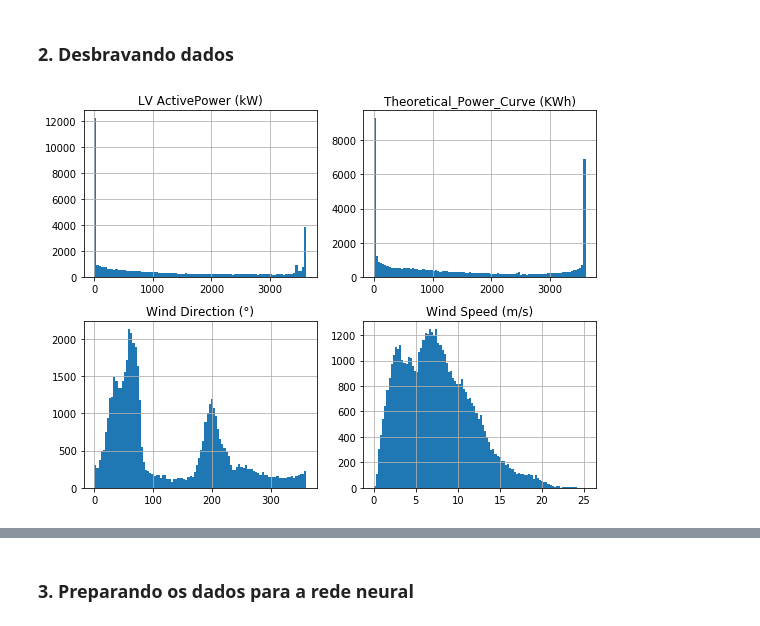
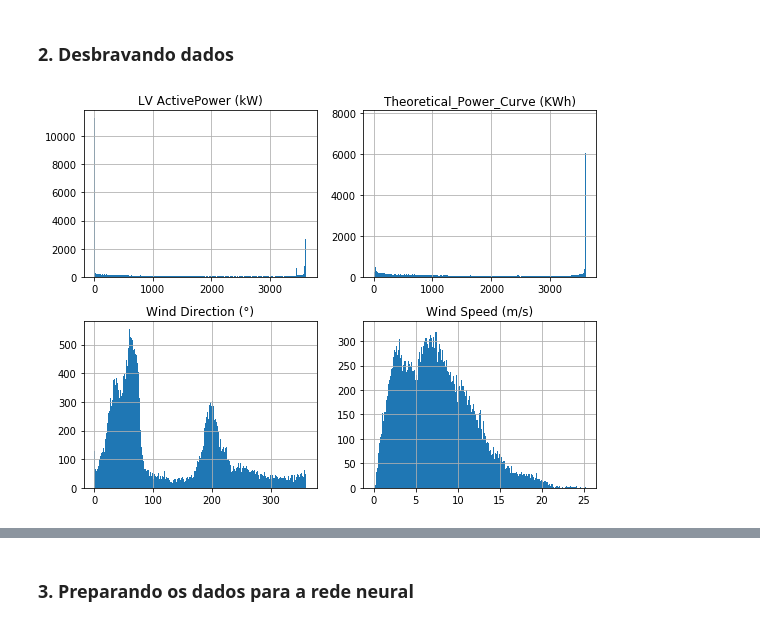
Before and after one commit to mateusguilmelo/Redes-neurais-para-identifica-o-de-falhas-em-roalmentos, a Jupyter notebook: Keras/Using Keras.ipynb, the cells around one changed output, grey strips where cells are left out. Drawn from its saved outputs; the diff is of its cells as text; code cells hidden in the pictures.

```diff
--- a/Keras/Using Keras.ipynb
+++ b/Keras/Using Keras.ipynb
@@ -67,13 +67,13 @@ df.describe()
 # %%
 # Plotando histogramas dos dados
 
 import matplotlib.pyplot as plt
 %matplotlib inline
-df.hist(bins=100, figsize=(8,6))
+df.hist(bins=400, figsize=(8,6))
 plt.tight_layout()
 plt.show()
 # %% [output]
-[figure, old version]
+[figure, new version]
 # %%
 df.corr()
 # %% [output]
```
Also changed, not shown: parts of 55 cells of this notebook, 2 other files.
